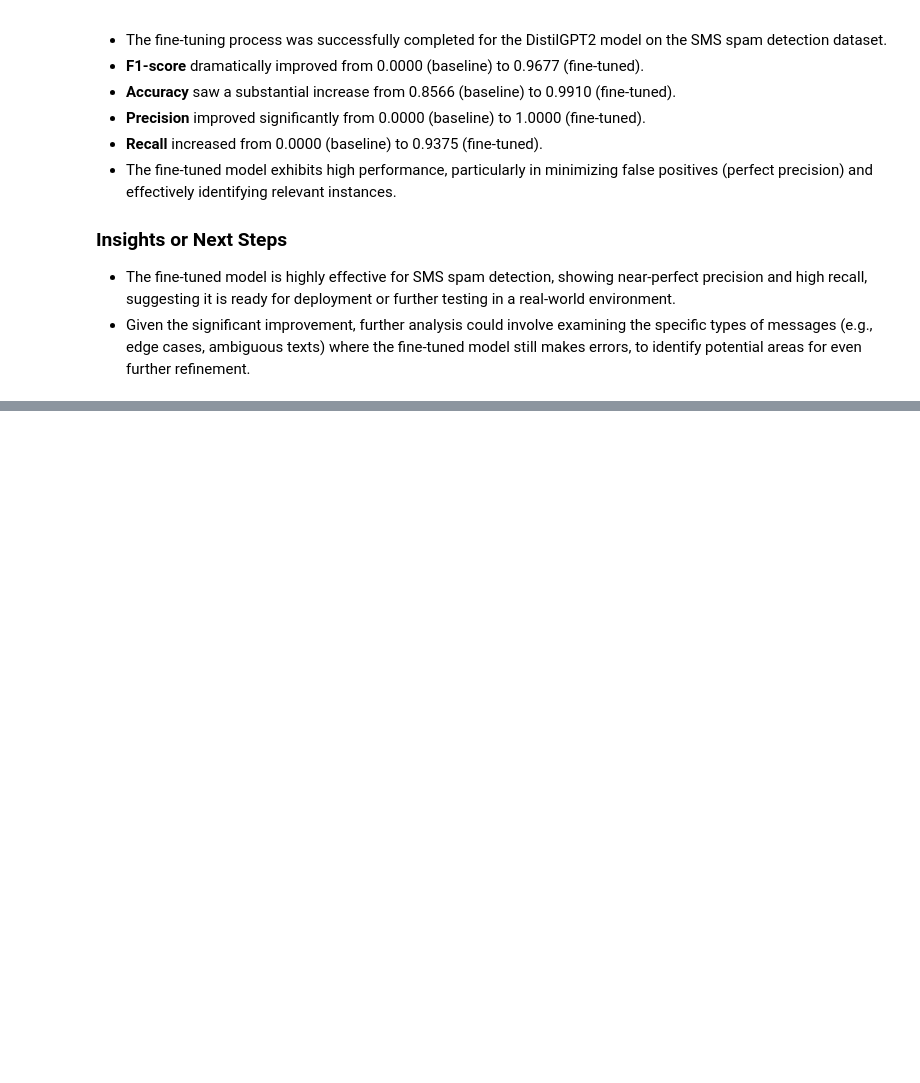
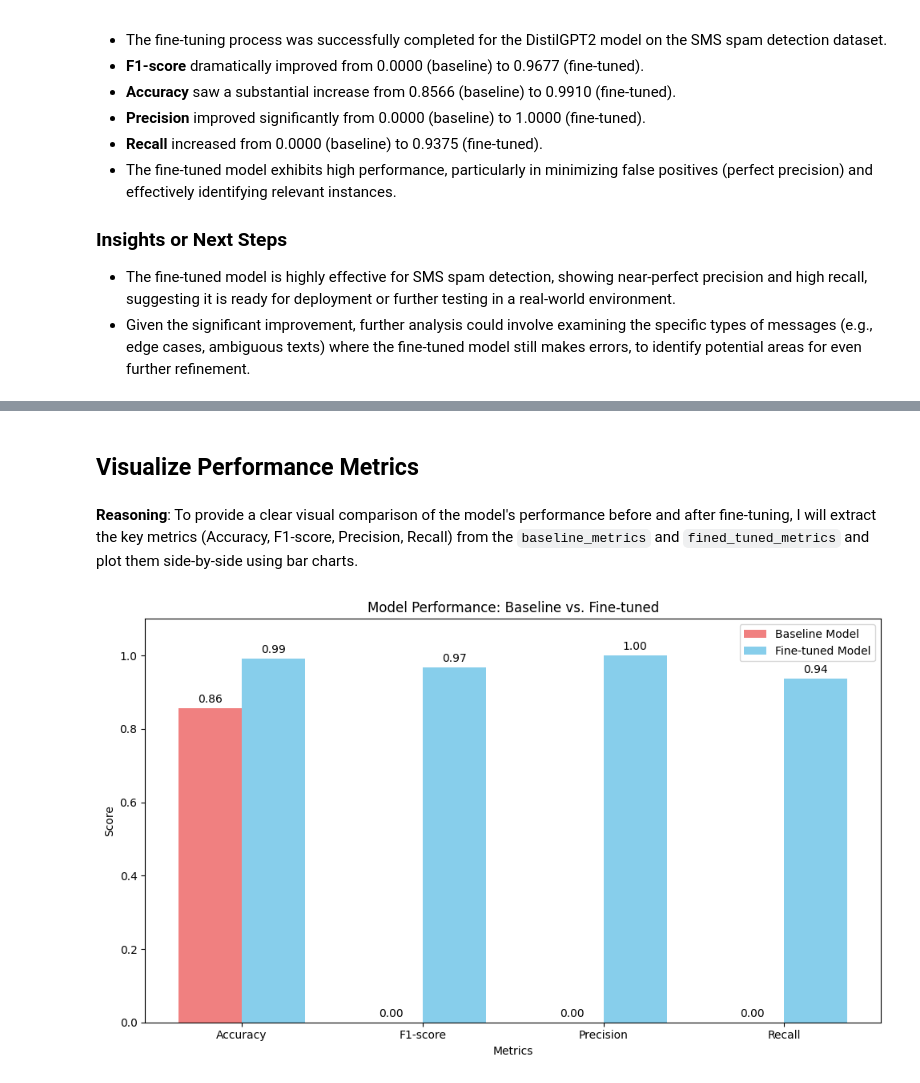
Before and after one commit to piyuesh23/oaisys25-sms-spam-demo, a Jupyter notebook: oaisys_sms_spam.ipynb, the cells around one changed output, grey strips where cells are left out. Saved outputs shown, nothing was run; the diff lists cells and outputs as text; code cells hidden in the pictures; blank space fills up the shorter version.

Commit message:
Performance visualization.

```diff
--- a/oaisys_sms_spam.ipynb
+++ b/oaisys_sms_spam.ipynb
@@ -524,0 +588,65 @@ Yes, the fine-tuned DistilGPT2 model demonstrated significant improvement in per
+# %% [markdown]
+## Visualize Performance Metrics
+# %% [markdown]
+**Reasoning**:
+To provide a clear visual comparison of the model's performance before and after fine-tuning, I will extract the key metrics (Accuracy, F1-score, Precision, Recall) from the `baseline_metrics` and `fined_tuned_metrics` and plot them side-by-side using bar charts.
+# %%
+import matplotlib.pyplot as plt
+import pandas as pd
+import numpy as np
+
+# Extract metrics for baseline and fine-tuned models
+metrics_data = {
+    'Metric': ['Accuracy', 'F1-score', 'Precision', 'Recall'],
+    'Baseline Model': [
+        baseline_metrics.get('eval_accuracy'),
+        baseline_metrics.get('eval_f1'),
+        baseline_metrics.get('eval_precision'),
+        baseline_metrics.get('eval_recall')
+    ],
+    'Fine-tuned Model': [
+        fined_tuned_metrics.get('eval_accuracy'),
+        fined_tuned_metrics.get('eval_f1'),
+        fined_tuned_metrics.get('eval_precision'),
+        fined_tuned_metrics.get('eval_recall')
+    ]
+}
+
+df_metrics = pd.DataFrame(metrics_data)
+
+# Set the position of the bars on the x-axis
+x = np.arange(len(df_metrics['Metric']))
+width = 0.35
+
+fig, ax = plt.subplots(figsize=(10, 6))
+
+# Plotting the bars
+rects1 = ax.bar(x - width/2, df_metrics['Baseline Model'], width, label='Baseline Model', color='lightcoral')
+rects2 = ax.bar(x + width/2, df_metrics['Fine-tuned Model'], width, label='Fine-tuned Model', color='skyblue')
+
+# Add labels, title, and custom x-axis tick labels
+ax.set_xlabel('Metrics')
+ax.set_ylabel('Score')
+ax.set_title('Model Performance: Baseline vs. Fine-tuned')
+ax.set_xticks(x)
+ax.set_xticklabels(df_metrics['Metric'])
+ax.legend()
+ax.set_ylim(0, 1.1) # Set y-axis limit from 0 to 1 for scores
+
+# Add value labels on top of the bars
+def autolabel(rects):
+    for rect in rects:
+        height = rect.get_height()
+        ax.annotate(f'{height:.2f}',
+                    xy=(rect.get_x() + rect.get_width() / 2, height),
+                    xytext=(0, 3),  # 3 points vertical offset
+                    textcoords="offset points",
+                    ha='center', va='bottom')
+
+autolabel(rects1)
+autolabel(rects2)
+
+plt.tight_layout()
+plt.show()
+# %% [output]
+[figure, added]
```
Also changed, not shown: parts of 5 cells of this notebook.
